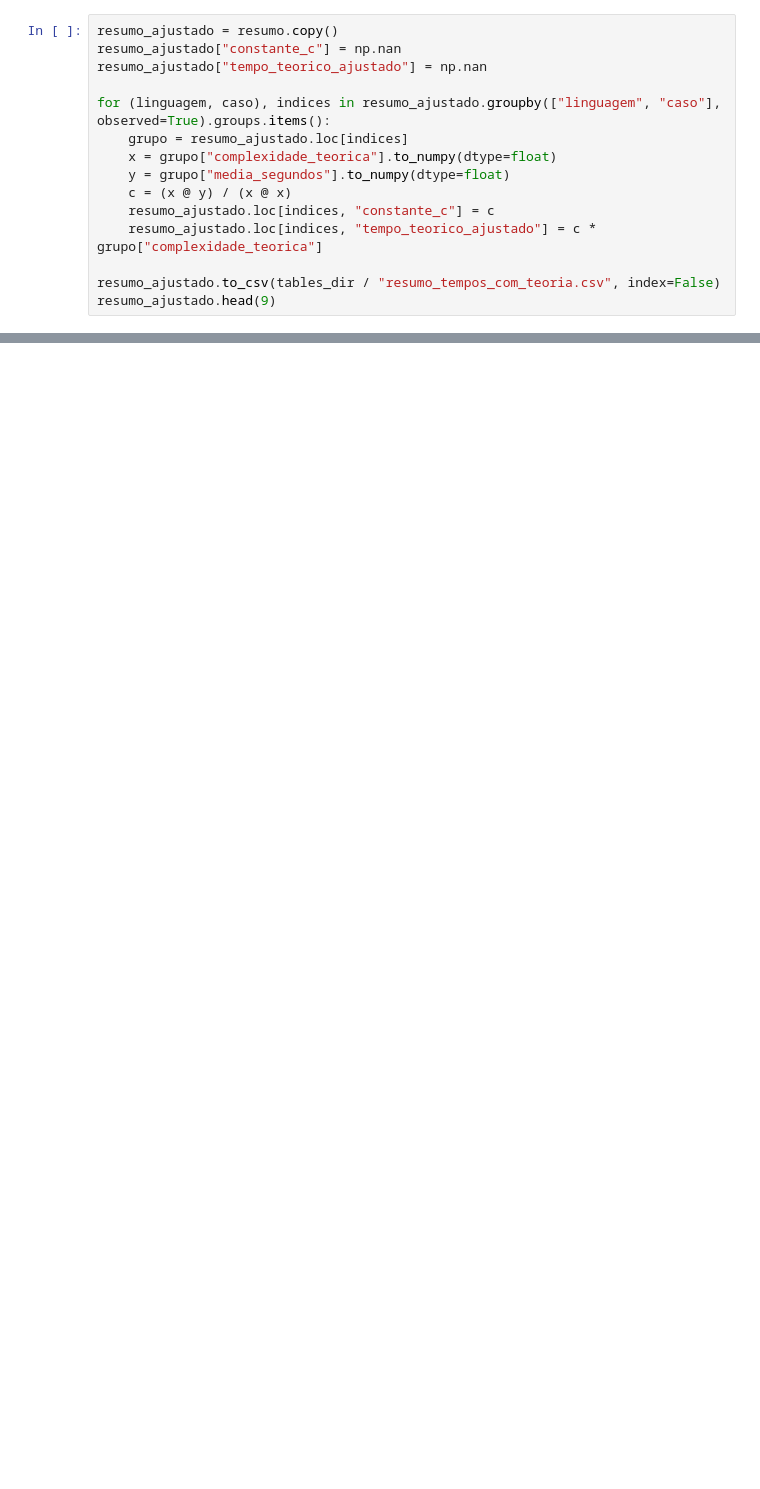
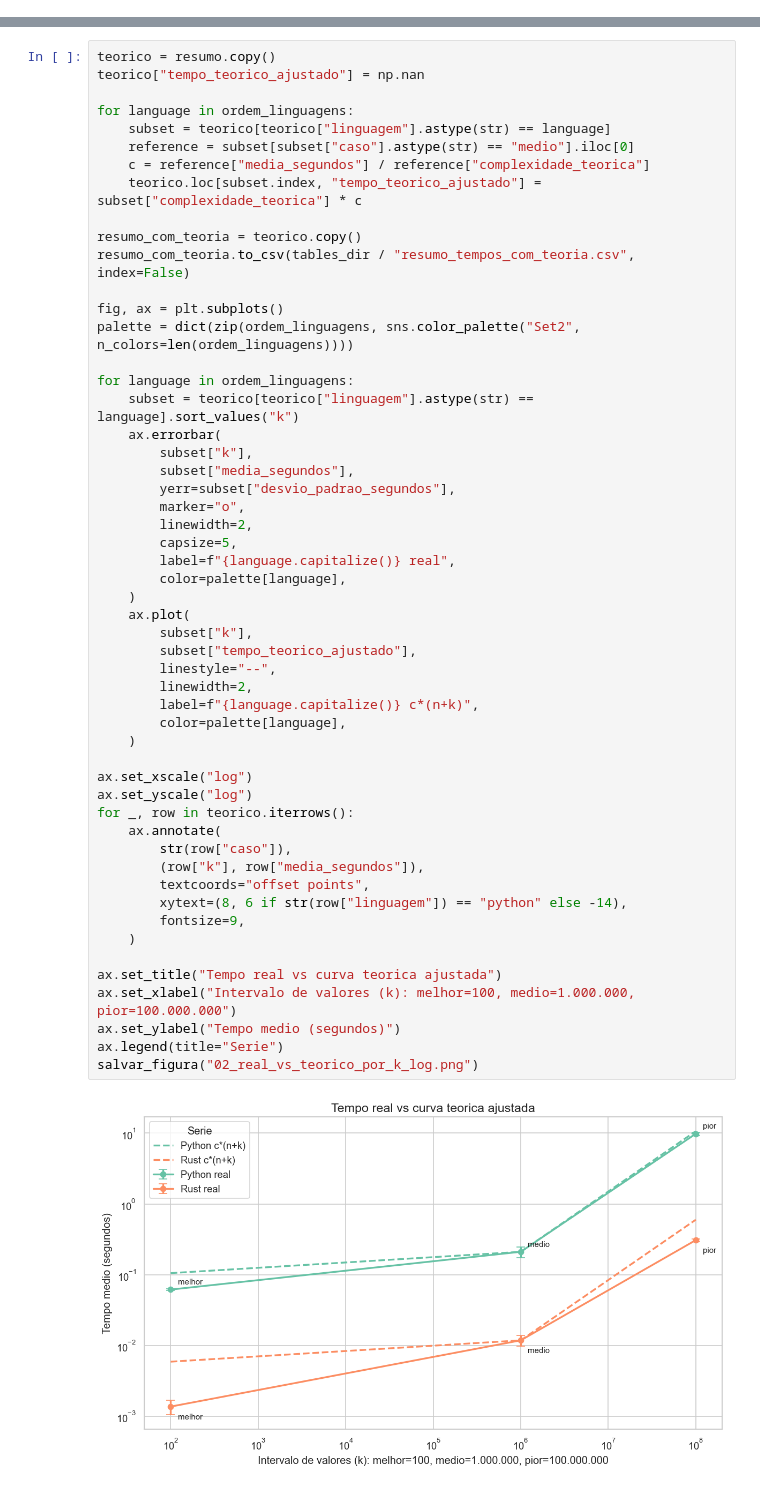
Before and after one commit to Fyre-Flye/Equipe7_TCB, a Jupyter notebook: analise/notebooks/padronizacao_graficos_executado.ipynb, the cells around one changed output, grey strips where cells are left out. Saved outputs shown, nothing was run; the diff lists cells and outputs as text; blank space fills up the shorter version.

```diff
--- a/analise/notebooks/padronizacao_graficos_executado.ipynb
+++ b/analise/notebooks/padronizacao_graficos_executado.ipynb
@@ -121,15 +129,0 @@ Esse ajuste permite sobrepor a forma teorica aos tempos reais e verificar se o c
-# %%
-resumo_ajustado = resumo.copy()
-resumo_ajustado["constante_c"] = np.nan
-resumo_ajustado["tempo_teorico_ajustado"] = np.nan
-
-for (linguagem, caso), indices in resumo_ajustado.groupby(["linguagem", "caso"], observed=True).groups.items():
-    grupo = resumo_ajustado.loc[indices]
-    x = grupo["complexidade_teorica"].to_numpy(dtype=float)
-    y = grupo["media_segundos"].to_numpy(dtype=float)
-    c = (x @ y) / (x @ x)
-    resumo_ajustado.loc[indices, "constante_c"] = c
-    resumo_ajustado.loc[indices, "tempo_teorico_ajustado"] = c * grupo["complexidade_teorica"]
-
-resumo_ajustado.to_csv(tables_dir / "resumo_tempos_com_teoria.csv", index=False)
-resumo_ajustado.head(9)
@@ -475,0 +237,55 @@ O notebook salva automaticamente:
+# %%
+teorico = resumo.copy()
+teorico["tempo_teorico_ajustado"] = np.nan
+
+for language in ordem_linguagens:
+    subset = teorico[teorico["linguagem"].astype(str) == language]
+    reference = subset[subset["caso"].astype(str) == "medio"].iloc[0]
+    c = reference["media_segundos"] / reference["complexidade_teorica"]
+    teorico.loc[subset.index, "tempo_teorico_ajustado"] = subset["complexidade_teorica"] * c
+
+resumo_com_teoria = teorico.copy()
+resumo_com_teoria.to_csv(tables_dir / "resumo_tempos_com_teoria.csv", index=False)
+
+fig, ax = plt.subplots()
+palette = dict(zip(ordem_linguagens, sns.color_palette("Set2", n_colors=len(ordem_linguagens))))
+
+for language in ordem_linguagens:
+    subset = teorico[teorico["linguagem"].astype(str) == language].sort_values("k")
+    ax.errorbar(
+        subset["k"],
+        subset["media_segundos"],
+        yerr=subset["desvio_padrao_segundos"],
+        marker="o",
+        linewidth=2,
+        capsize=5,
+        label=f"{language.capitalize()} real",
+        color=palette[language],
+    )
+    ax.plot(
+        subset["k"],
+        subset["tempo_teorico_ajustado"],
+        linestyle="--",
+        linewidth=2,
+        label=f"{language.capitalize()} c*(n+k)",
+        color=palette[language],
+    )
+
+ax.set_xscale("log")
+ax.set_yscale("log")
+for _, row in teorico.iterrows():
+    ax.annotate(
+        str(row["caso"]),
+        (row["k"], row["media_segundos"]),
+        textcoords="offset points",
+        xytext=(8, 6 if str(row["linguagem"]) == "python" else -14),
+        fontsize=9,
+    )
+
+ax.set_title("Tempo real vs curva teorica ajustada")
+ax.set_xlabel("Intervalo de valores (k): melhor=100, medio=1.000.000, pior=100.000.000")
+ax.set_ylabel("Tempo medio (segundos)")
+ax.legend(title="Serie")
+salvar_figura("02_real_vs_teorico_por_k_log.png")
+# %% [output]
+[figure, added]
```
Also changed, not shown: parts of 32 cells of this notebook, 48 other files.
